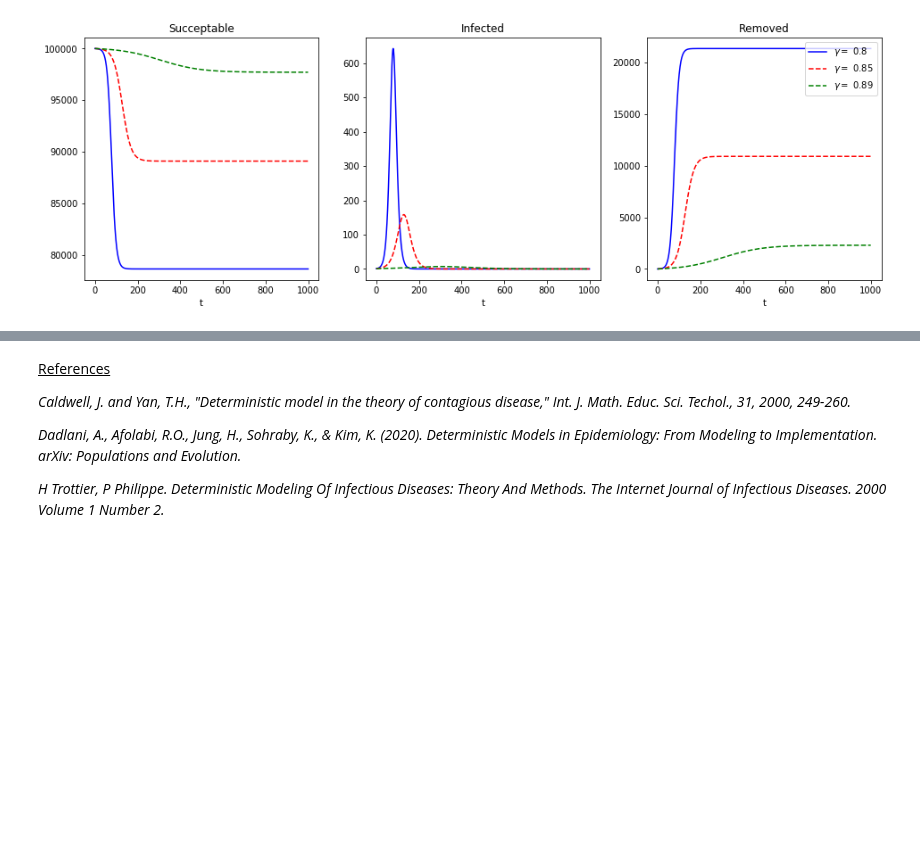
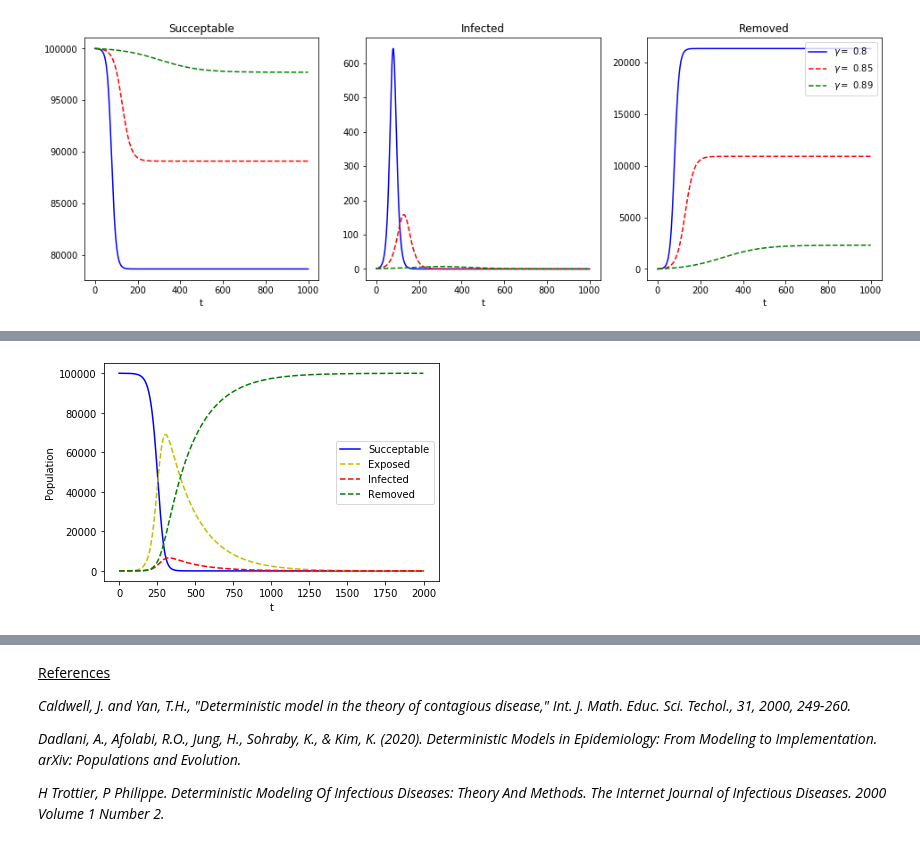
Before and after one commit to samroon2/math_models, a Jupyter notebook: deterministic_modelling_of_contagious_disease.ipynb, the cells around one changed output, grey strips where cells are left out. Cells and saved outputs as stored; diff of their text form; code cells hidden in the pictures; blank space fills up the shorter version.

```diff
--- a/deterministic_modelling_of_contagious_disease.ipynb
+++ b/deterministic_modelling_of_contagious_disease.ipynb
@@ -184,0 +271,32 @@ Again we see a pretty clear effect as we reduce the removal rate the steeper the
+# %%
+beta = 0.75 # Infection (contact) rate
+gamma = 1/20 # removal rate (cured, immunized, death)
+alpha = 0.005
+
+def contagious_disease(x, t):
+    S = x[0] # Succeptable
+    E = x[1] # Exposed
+    I = x[2] # Infected
+    R = x[3] # Removed
+    dSdt = -beta * S * I/100000
+    dEdt = (beta * S * I/100000) - (alpha * E)
+    dIdt = (alpha * E) - (gamma * I)
+    dRdt = gamma * I
+    return [dSdt, dEdt, dIdt, dRdt]
+
+# Our initial conditions: 99999 succeptable, 1 infected, 0 removed.
+x0 = [99999, 0, 1, 0]
+
+t = range(2000)
+res = odeint(contagious_disease, x0, t)
+
+plt.plot(t,res[:,0],'b-', label='Succeptable')
+plt.plot(t,res[:,1],'y--', label='Exposed')
+plt.plot(t,res[:,2],'r--', label='Infected')
+plt.plot(t,res[:,3],'g--', label='Removed')
+plt.ylabel('Population')
+plt.xlabel('t')
+plt.legend(loc='best')
+plt.show()
+# %% [output]
+[figure, added]
```
Also changed, not shown: parts of 17 cells of this notebook.
